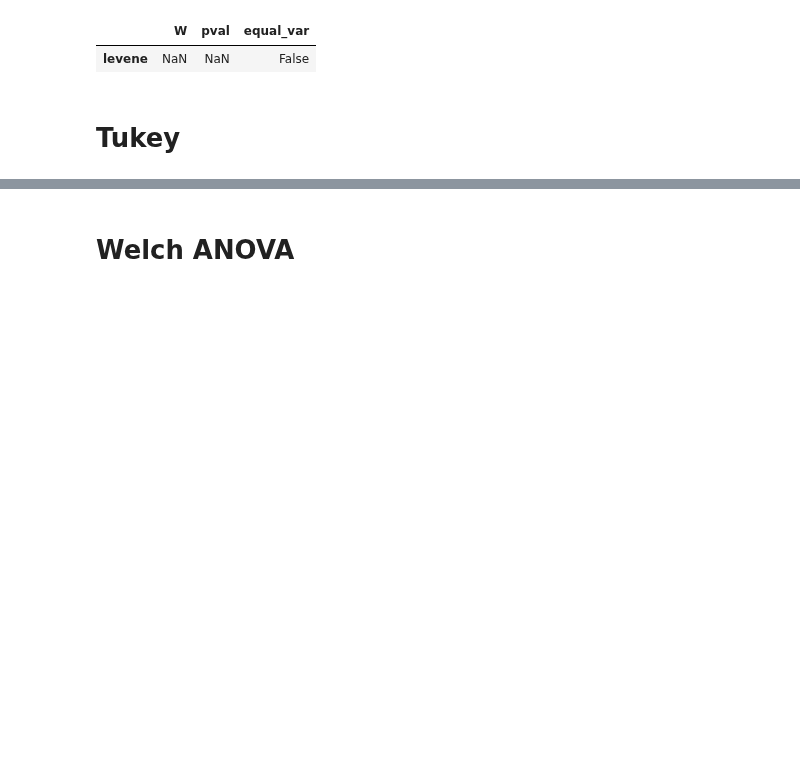
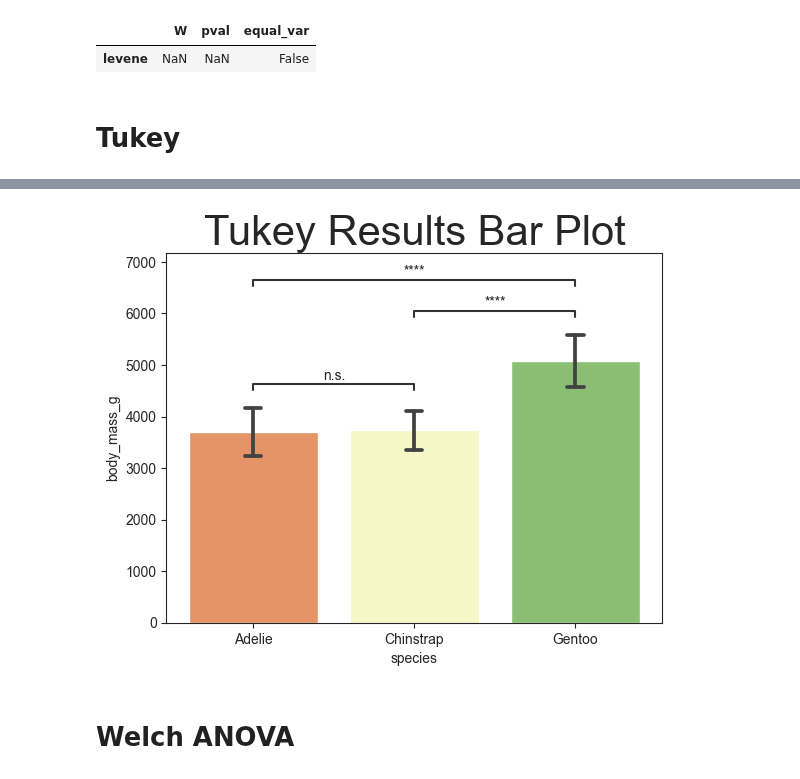
Before and after one commit to tlint101/py50, a Jupyter notebook: tutorials/007_parametric_tutorial.ipynb, the cells around one changed output, grey strips where cells are left out. Cells and saved outputs as stored; diff of their text form; code cells hidden in the pictures; blank space fills up the shorter version.

```diff
--- a/tutorials/007_parametric_tutorial.ipynb
+++ b/tutorials/007_parametric_tutorial.ipynb
@@ -79,3 +79,6 @@ tukey
 | 0 | Adelie | Chinstrap | 3700.6623 | 3733.0882 | -32.426 | 67.5117 | -0.4803 | 0.8807 | -0.0739 | n.s. |
 | 1 | Adelie | Gentoo | 3700.6623 | 5076.0163 | -1375.354 | 56.1480 | -24.4952 | 0.0000 | -2.8602 | **** |
 | 2 | Chinstrap | Gentoo | 3733.0882 | 5076.0163 | -1342.928 | 69.8569 | -19.2240 | 0.0000 | -2.8753 | **** |
+# %%
+plot.bar_plot(data=data, test='tukey', value_col='body_mass_g', group_col='species', title='Tukey Results Bar Plot', title_fontsize=30, palette='RdYlGn', return_df=True)
+# %% [output]
@@ -82,3 +89,4 @@ tukey
+[figure, added]
 # %% [markdown]
 # Welch ANOVA
 # %%
```
Also changed, not shown: parts of 12 cells of this notebook, 1 other file.
